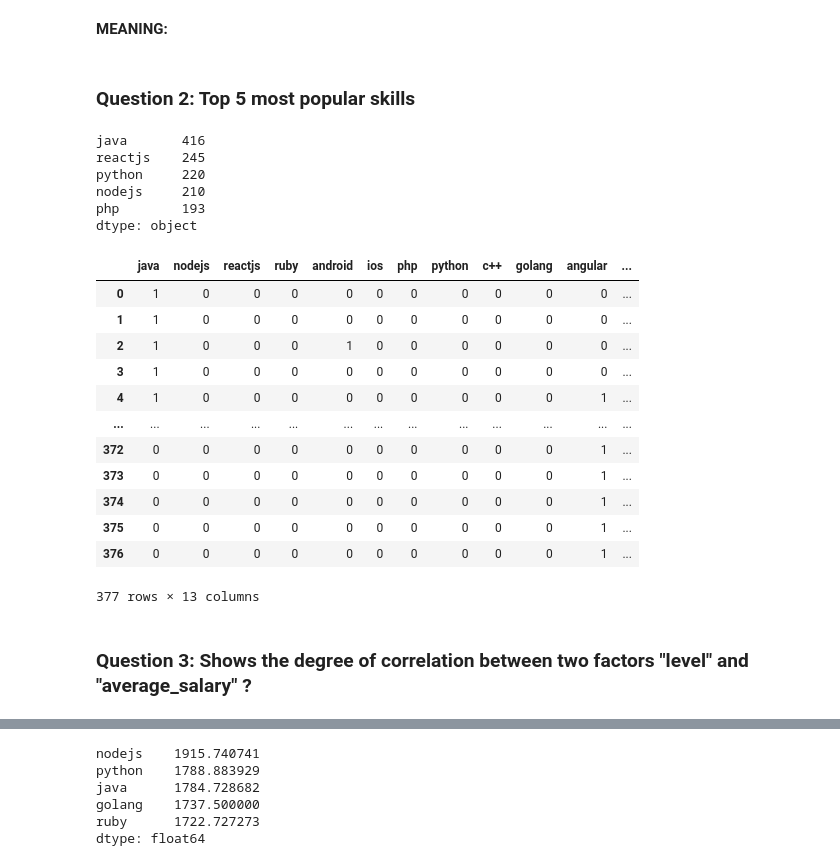
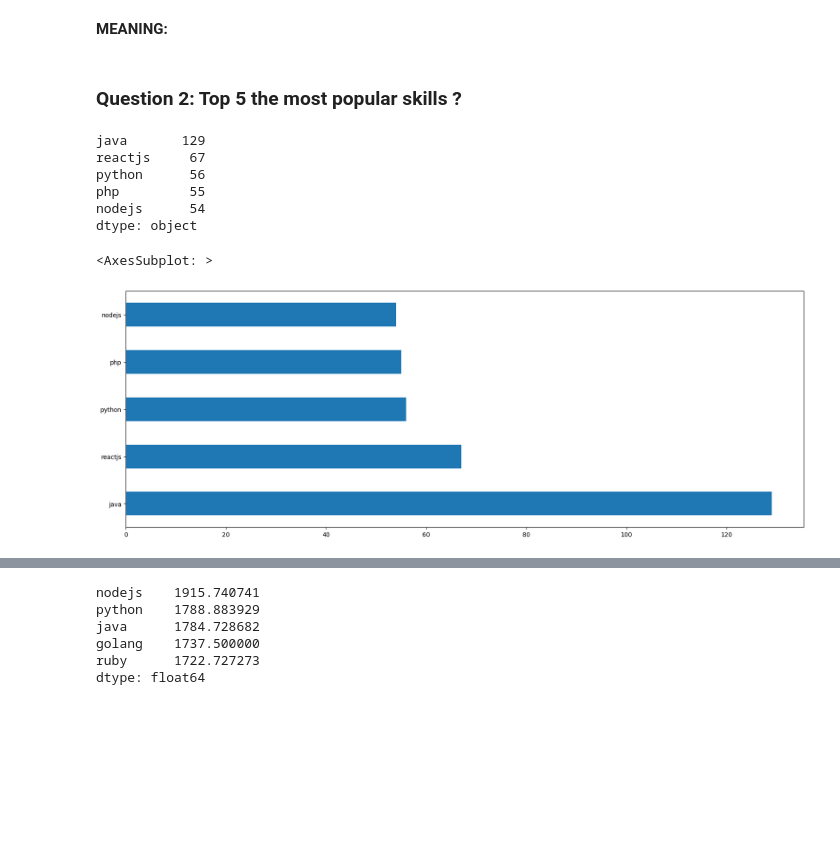
Before and after one commit to vochihieu8320/IDS_GROUP11_2022, a Jupyter notebook: data_explore.ipynb, the cells around one changed output, grey strips where cells are left out. Saved outputs shown, nothing was run; the diff lists cells and outputs as text; code cells hidden in the pictures; blank space fills up the shorter version.

```diff
--- a/data_explore.ipynb
+++ b/data_explore.ipynb
@@ -380,34 +384,22 @@ plt.show()
 # %% [markdown]
 **MEANING:**
 # %% [markdown]
-### Question 2: Top 5 most popular skills
+### Question 2: Top 5 the most popular skills ?
 # %%
-recruit = df_job_raw.sum(axis=0)
+recruit = df_job.sum(axis=0)
 #recruit.sort_values(ascending=True,na_position='last')
-recruit.drop(labels=['level','salary']).sort_values(ascending=False)[:5]
+skill_sort = recruit.drop(labels=['level','average_salary']).sort_values(ascending=False)[:5]
+skill_sort
 # %% [output]
-java       416
-reactjs    245
-python     220
-nodejs     210
-php        193
+java       129
+reactjs     67
+python      56
+php         55
+nodejs      54
 dtype: object
 # %%
 
-df_job
+skill_sort.plot.barh(figsize=(20, 7))
 # %% [output]
-|  | java | nodejs | reactjs | ruby | android | ios | php | python | c++ | golang | angular | ... |
-| 0 | 1 | 0 | 0 | 0 | 0 | 0 | 0 | 0 | 0 | 0 | 0 | ... |
-| 1 | 1 | 0 | 0 | 0 | 0 | 0 | 0 | 0 | 0 | 0 | 0 | ... |
-| 2 | 1 | 0 | 0 | 0 | 1 | 0 | 0 | 0 | 0 | 0 | 0 | ... |
-| 3 | 1 | 0 | 0 | 0 | 0 | 0 | 0 | 0 | 0 | 0 | 0 | ... |
-| 4 | 1 | 0 | 0 | 0 | 0 | 0 | 0 | 0 | 0 | 0 | 1 | ... |
-| ... | ... | ... | ... | ... | ... | ... | ... | ... | ... | ... | ... | ... |
-| 372 | 0 | 0 | 0 | 0 | 0 | 0 | 0 | 0 | 0 | 0 | 1 | ... |
-| 373 | 0 | 0 | 0 | 0 | 0 | 0 | 0 | 0 | 0 | 0 | 1 | ... |
-| 374 | 0 | 0 | 0 | 0 | 0 | 0 | 0 | 0 | 0 | 0 | 1 | ... |
-| 375 | 0 | 0 | 0 | 0 | 0 | 0 | 0 | 0 | 0 | 0 | 1 | ... |
-| 376 | 0 | 0 | 0 | 0 | 0 | 0 | 0 | 0 | 0 | 0 | 1 | ... |
-377 rows × 13 columns
+<AxesSubplot: >
+[figure, added]
-# %% [markdown]
-### Question 3: Shows the degree of correlation between two factors "level" and "average_salary"  ?
```
Also changed, not shown: parts of 31 cells of this notebook.
